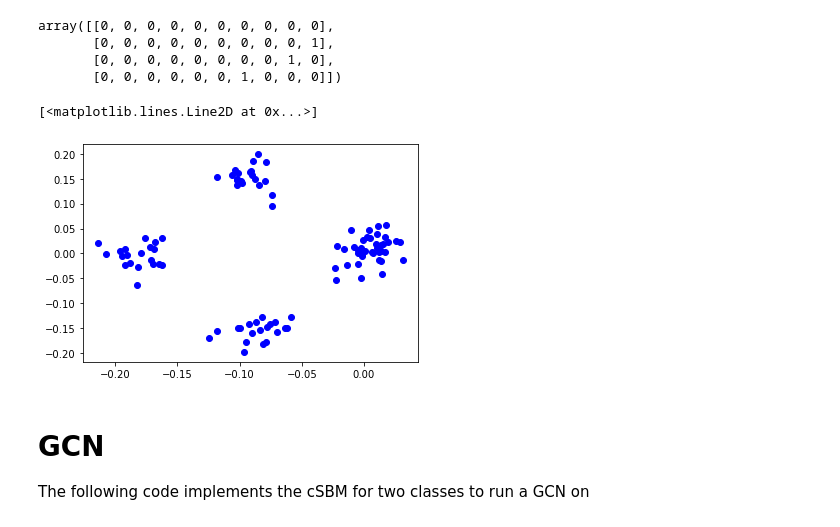
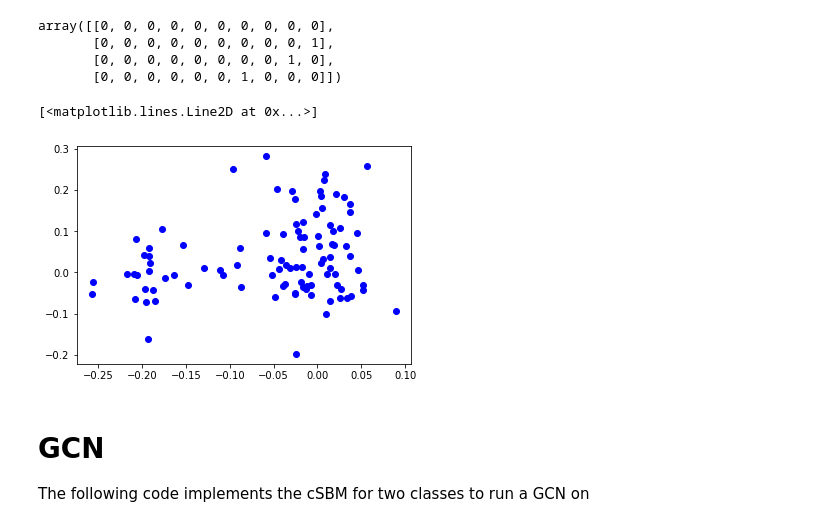
Before and after one commit to brownthesr/Synthetic-Graphs, a Jupyter notebook: SBM.ipynb, the cells around one changed output. Cells and saved outputs as stored; diff of their text form; code cells hidden in the pictures.

```diff
--- a/SBM.ipynb
+++ b/SBM.ipynb
@@ -171,36 +171,38 @@ array([[0, 0, 0, 0, 0, 0, 0, 0, 0, 0],
 def generate_cSBM(d,lamb,mu,num_features,num_nodes,num_classes):
     c_in = d+lamb*np.sqrt(d) # c_in/c_out as described in the equations
     c_out = d-lamb*np.sqrt(d)
     p_in = c_in/num_nodes # compiles these to pass into the SSBM
     p_out = c_out/num_nodes
 
     adj, communities = generate_SSBM(num_nodes,num_classes,p_in,p_out) # obtains the graph structure
     u = np.random.normal(0,1/num_features,(num_features)) # obtains the random normal vector u
     Z = np.random.normal(0,.2,(num_nodes,num_features)) # obtains the random noise vector i presume
     v = communities # puts the groups into a format for the equations
 
     perms = generate_perms(num_classes,num_features)
     #print(communities)
     #print(perms)
     b = np.zeros((num_nodes,num_features))
     for i in range(num_nodes):
         b[i] = np.sqrt(mu/num_nodes)*(np.diag(perms[v[i]])@u) + Z[i]/np.sqrt(num_features)
     return adj,b,communities
 
 
 
-adj,b,labels = generate_cSBM(1,.5,250,3,100,5)
+adj,b,labels = generate_cSBM(1,.5,250,4,100,4)
 fig = plt.figure()
 #ax = plt.axes(projection = "3d")
 #ax.plot3D(b[:,0],b[:,1],b[:,2],"bo")
 W = 1/len(b)*(b@b.T)
 L,P = np.linalg.eig(W)
+idx = np.flip(np.argsort(L))
+P = P.T[idx]
 # PCA
-plt.plot(P[:,0],P[:,1],"bo")
+plt.plot(P[0],P[1],"bo")
 #plt.plot(b[:,0],b[:,1],"bo")
 # %% [output]
 [<matplotlib.lines.Line2D at 0x...>]
-[figure, old version]
+[figure, new version]
 # %% [markdown]
 # GCN
 The following code implements the cSBM for two classes to run a GCN on
```
Also changed, not shown: parts of 7 cells of this notebook.
